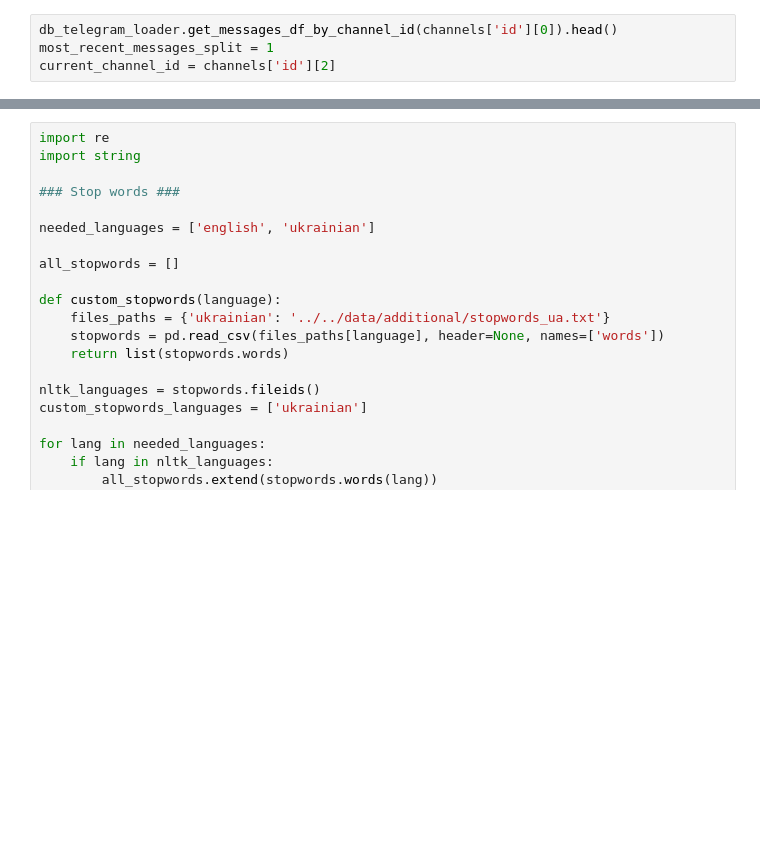
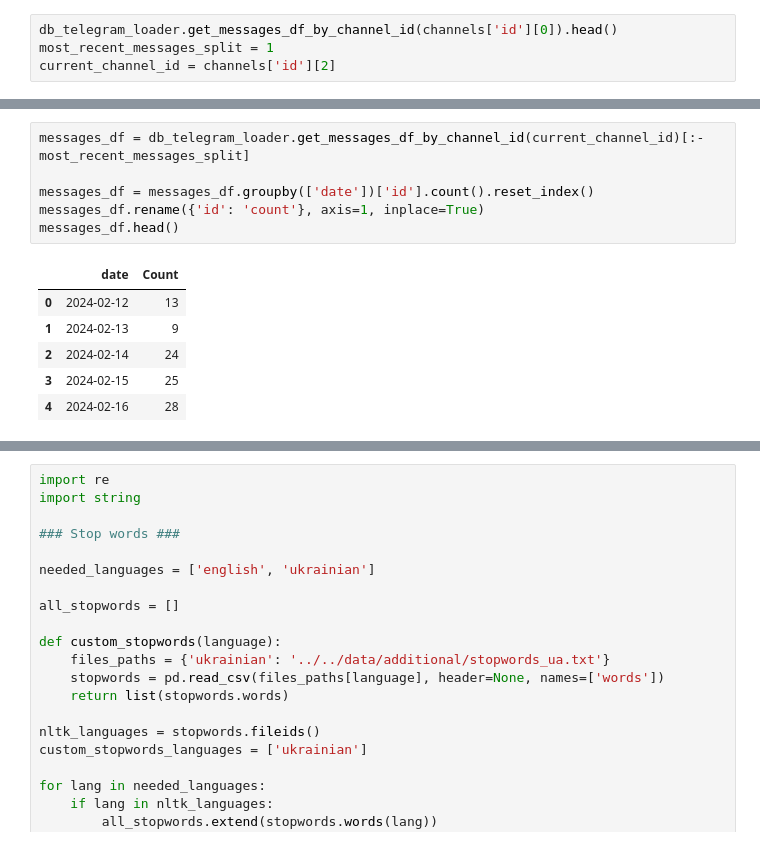
Before and after one commit to CESSIDY/telegram-analytic-dashboard, a Jupyter notebook: src/web_app/analytics_notebook.ipynb, the cells around one changed output, grey strips where cells are left out. Drawn from its saved outputs; the diff is of its cells as text; blank space fills up the shorter version.

```diff
--- a/src/web_app/analytics_notebook.ipynb
+++ b/src/web_app/analytics_notebook.ipynb
@@ -49,0 +50,13 @@ plt.show()
+# %%
+messages_df = db_telegram_loader.get_messages_df_by_channel_id(current_channel_id)[:-most_recent_messages_split]
+
+messages_df = messages_df.groupby(['date'])['id'].count().reset_index()
+messages_df.rename({'id': 'count'}, axis=1, inplace=True)
+messages_df.head()
+# %% [output]
+|  | date | Count |
+| 0 | 2024-02-12 | 13 |
+| 1 | 2024-02-13 | 9 |
+| 2 | 2024-02-14 | 24 |
+| 3 | 2024-02-15 | 25 |
+| 4 | 2024-02-16 | 28 |
```
Also changed, not shown: parts of 5 cells of this notebook, 5 other files.
